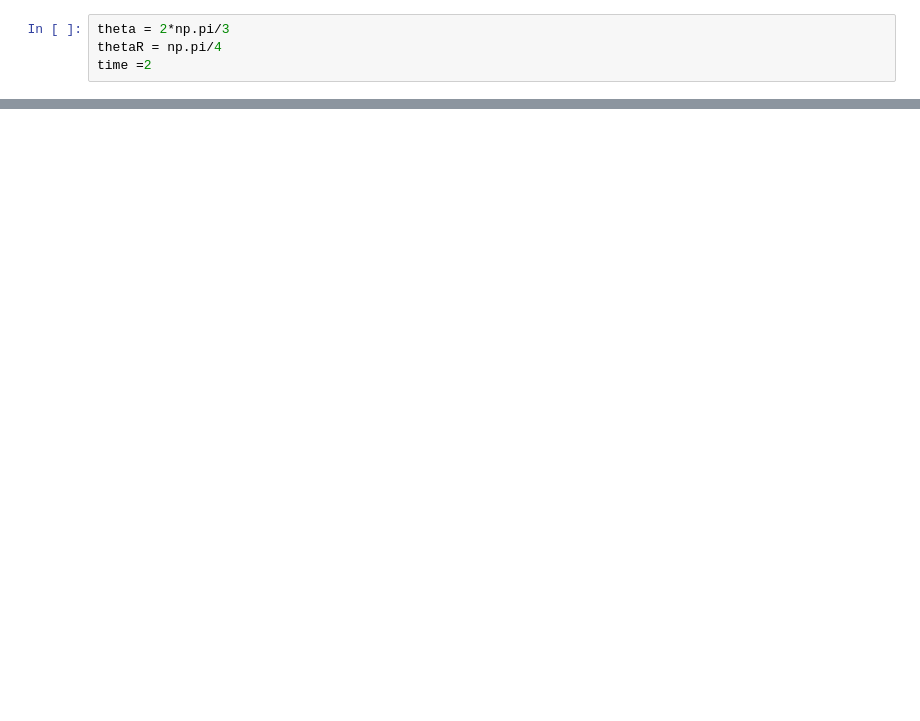
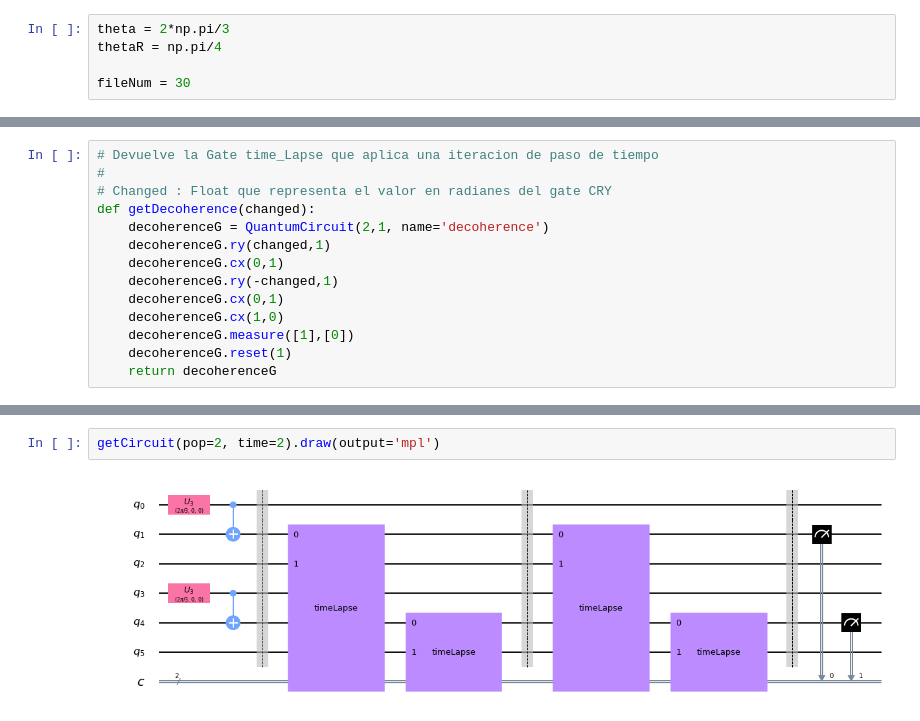
Before and after one commit to erikberter/qiskit-quantum-artificial-life, a Jupyter notebook: simulation.ipynb, the cells around one changed output, grey strips where cells are left out. Cells and saved outputs as stored; diff of their text form; blank space fills up the shorter version.

```diff
--- a/simulation.ipynb
+++ b/simulation.ipynb
@@ -10,4 +24,5 @@ import matplotlib.pyplot as plt
 # %%
 theta = 2*np.pi/3
 thetaR = np.pi/4
-time =2
+
+fileNum = 30
@@ -93,0 +48,14 @@ sub_inst = sub_circ.to_instruction()
+# %%
+# Devuelve la Gate time_Lapse que aplica una iteracion de paso de tiempo
+#
+# Changed : Float que representa el valor en radianes del gate CRY
+def getDecoherence(changed):
+    decoherenceG = QuantumCircuit(2,1, name='decoherence')
+    decoherenceG.ry(changed,1)
+    decoherenceG.cx(0,1)
+    decoherenceG.ry(-changed,1)
+    decoherenceG.cx(0,1)
+    decoherenceG.cx(1,0)
+    decoherenceG.measure([1],[0])
+    decoherenceG.reset(1)
+    return decoherenceG
@@ -93,0 +155,4 @@ sub_inst = sub_circ.to_instruction()
+# %%
+getCircuit(pop=2, time=2).draw(output='mpl')
+# %% [output]
+[figure, added]
```
Also changed, not shown: parts of 19 cells of this notebook, 8 other files.
